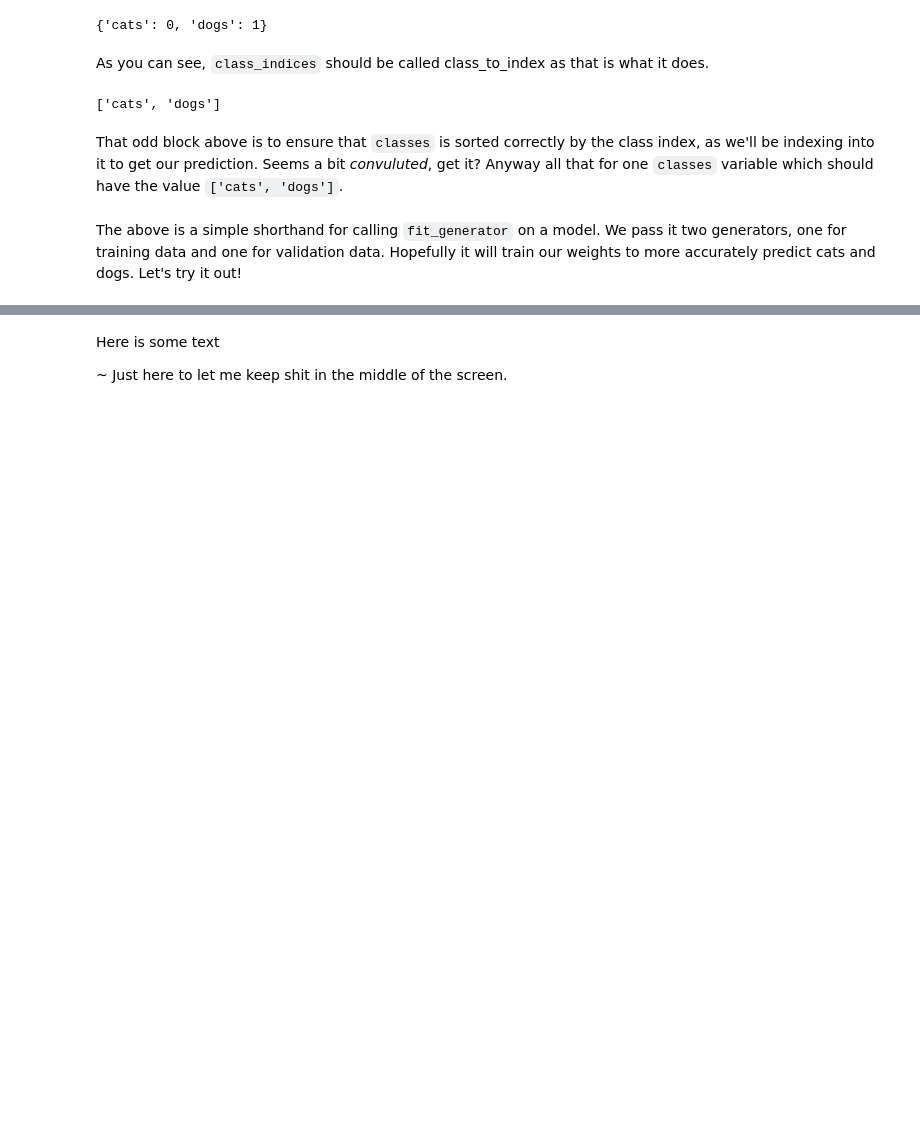
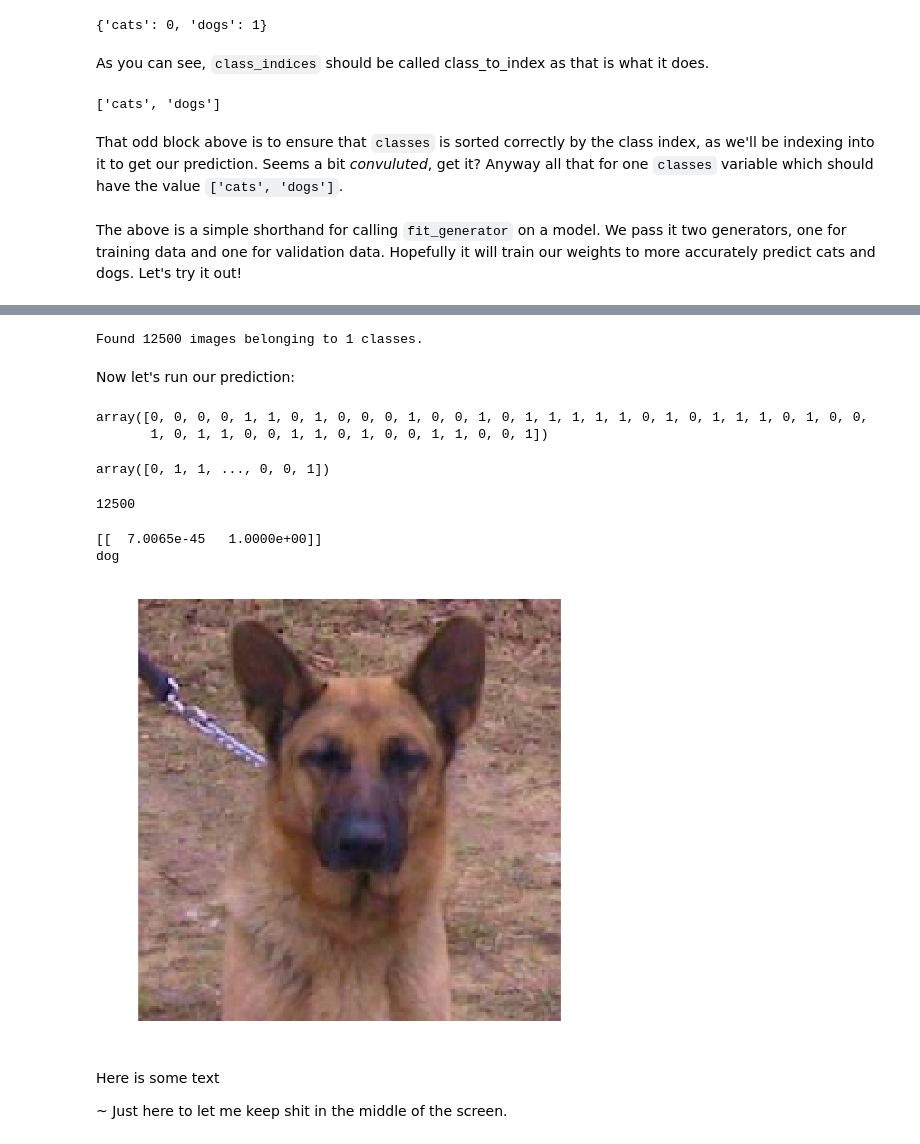
Before and after one commit to lukecameron/courses, a Jupyter notebook: deeplearning1/nbs/lesson1-assignment.ipynb, the cells around one changed output, grey strips where cells are left out. Saved outputs shown, nothing was run; the diff lists cells and outputs as text; code cells hidden in the pictures; blank space fills up the shorter version.

```diff
--- a/deeplearning1/nbs/lesson1-assignment.ipynb
+++ b/deeplearning1/nbs/lesson1-assignment.ipynb
@@ -236,4 +235,5 @@ def retrain(model, batches, val_batches, nb_epoch = 1):
 The above is a simple shorthand for calling `fit_generator` on a model. We pass it two generators, one for training data and one for validation data. Hopefully it will train our weights to more accurately predict cats and dogs. Let's try it out!
 # %%
 model = VGG_16()
+model.load_weights(fpath)
 convertToTwoClass(model)
@@ -246,0 +251,2 @@ If you run this once you get about 62% accuracy with the sample set. Running it
+# %%
+kaggle_test_path = "data/dogscats_kaggle/test_flow"
@@ -246,0 +255,42 @@ If you run this once you get about 62% accuracy with the sample set. Running it
+# %%
+kaggle_test_batches = image.ImageDataGenerator().flow_from_directory(kaggle_test_path,
+                                                                     target_size=(224,224), batch_size=1,
+                                                                     class_mode=None,
+                                                                    shuffle=False)
+# %% [output]
+Found 12500 images belonging to 1 classes.
+# %% [markdown]
+Now let's run our prediction:
+# %%
+predictions = model.predict(batch)
+isDogs = np.argmax(predictions, axis = 1)
+isDogs
+# %% [output]
+array([0, 0, 0, 0, 1, 1, 0, 1, 0, 0, 0, 1, 0, 0, 1, 0, 1, 1, 1, 1, 1, 0, 1, 0, 1, 1, 1, 0, 1, 0, 0,
+       1, 0, 1, 1, 0, 0, 1, 1, 0, 1, 0, 0, 1, 1, 0, 0, 1])
+# %%
+predictions = model.predict_generator(kaggle_test_batches, 12500, 10, 1, True)
+
+isDogs = np.argmax(predictions, axis = 1)
+isDogs
+# %% [output]
+array([0, 1, 1, ..., 0, 0, 1])
+# %%
+len(predictions)
+# %% [output]
+12500
+# %%
+# do a small test to check we're not crazy
+smallSample = next(kaggle_test_batches)
+prediction = model.predict(smallSample)
+isDog = not (np.argmax(prediction) == 0)
+print(prediction)
+if isDog:
+    print("dog")
+else:
+    print("cat")
+plots(smallSample)
+# %% [output]
+[[  7.0065e-45   1.0000e+00]]
+dog
+[figure, added]
```
Also changed, not shown: parts of 12 cells of this notebook, 1 other file.
